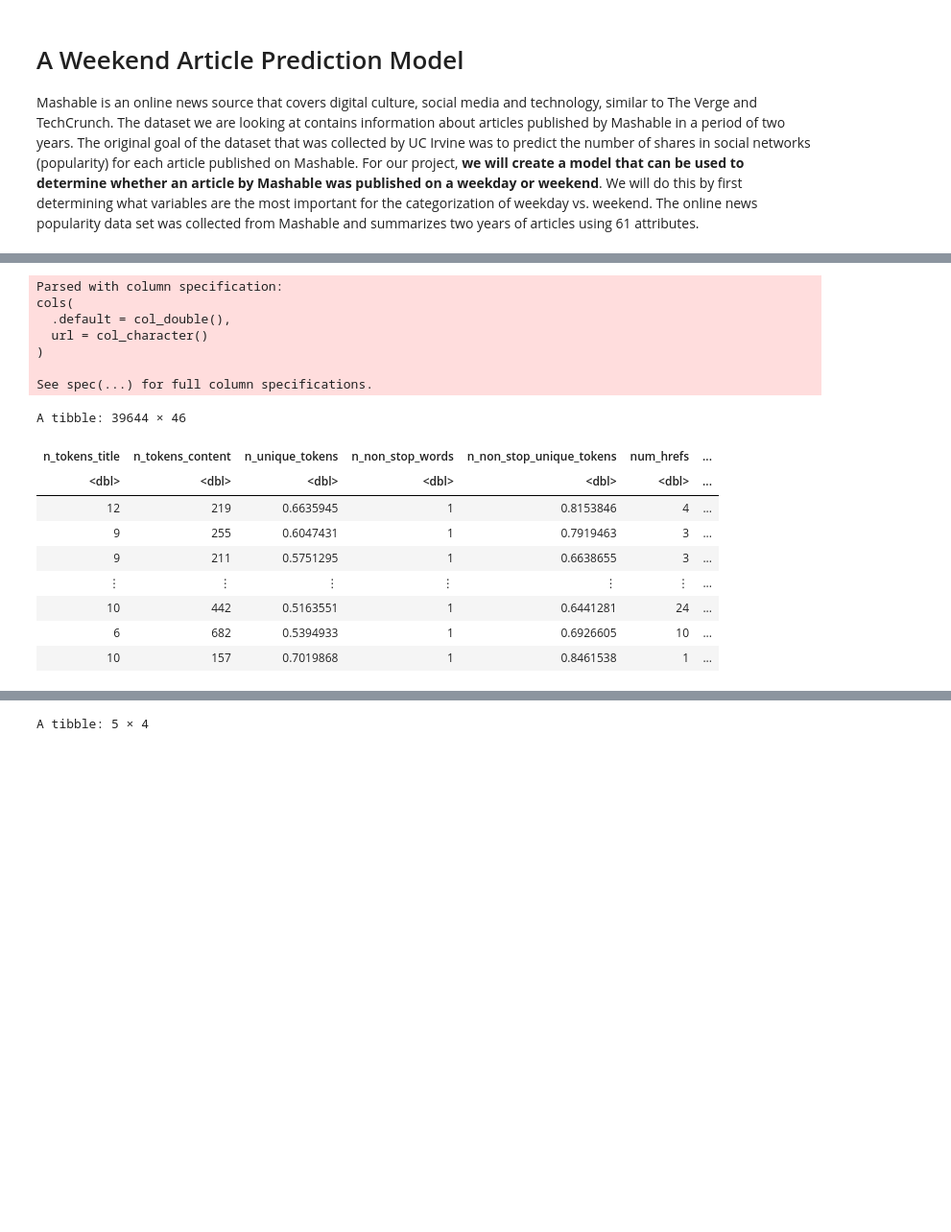
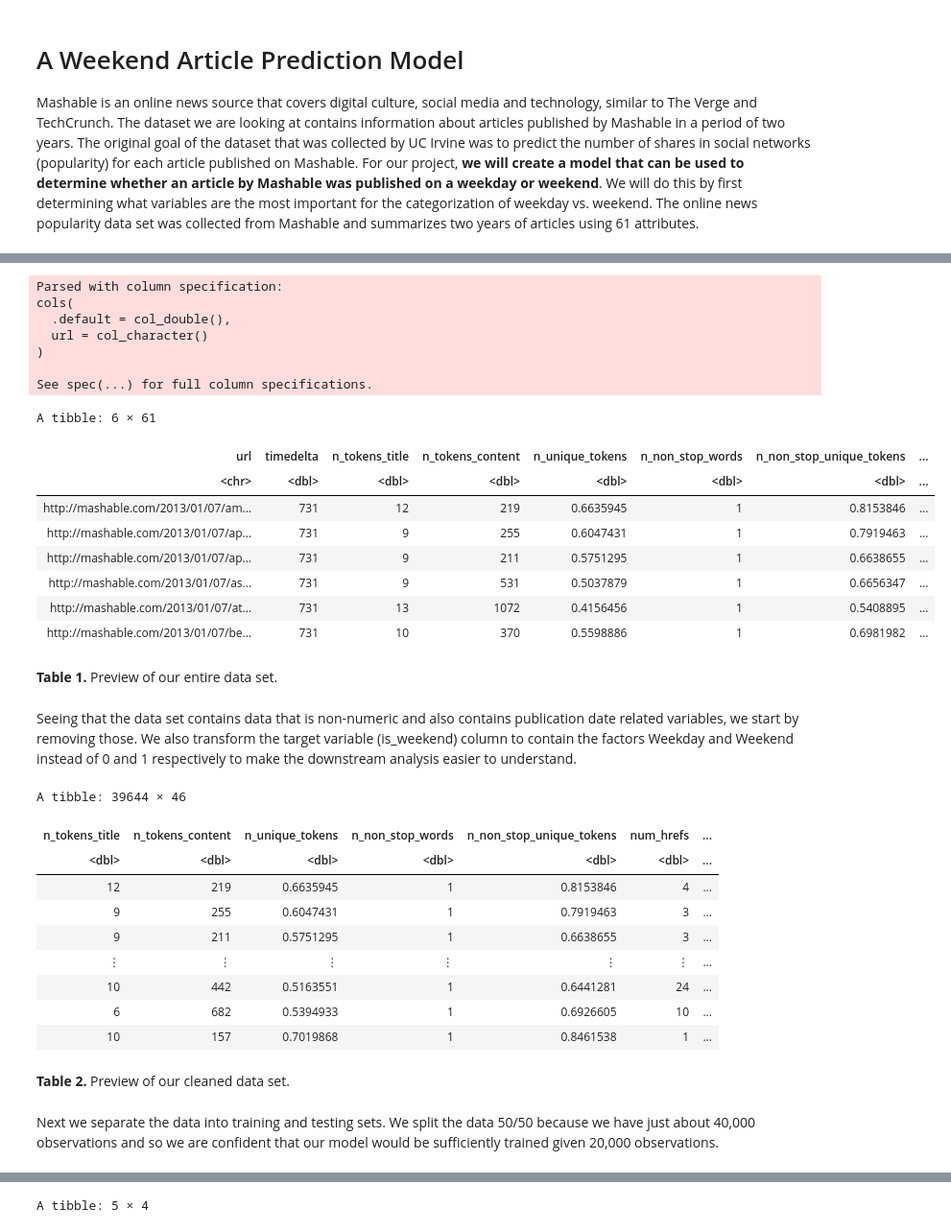
Before and after one commit to jonathho/DSCI100-Project, a Jupyter notebook: Report.ipynb, the cells around one changed output, grey strips where cells are left out. Shown at 96% size. Saved outputs shown, nothing was run; the diff lists cells and outputs as text; code cells hidden in the pictures; blank space fills up the shorter version.

```diff
--- a/Report.ipynb
+++ b/Report.ipynb
@@ -27,29 +13,46 @@ Mashable is an online news source that covers digital culture, social media and
+# %%
+options(repr.matrix.max.rows = 6)
+news_data <- read_csv("https://docs.google.com/spreadsheets/d/e/2PACX-1vQqn7Dsf5KqcPHqcwKBwVpLiEczGNRusJeqmw_xhNsheA8anlCokXI7jDfOGfGKwjIENuB7ngwYsAiQ/pub?gid=1905386087&single=true&output=csv")
+head(news_data)
+# %% [output]
+Parsed with column specification:
+cols(
+  .default = col_double(),
+  url = col_character()
+)
+
+See spec(...) for full column specifications.
+A tibble: 6 × 61
+| url | timedelta | n_tokens_title | n_tokens_content | n_unique_tokens | n_non_stop_words | n_non_stop_unique_tokens | ... |
+| <chr> | <dbl> | <dbl> | <dbl> | <dbl> | <dbl> | <dbl> | ... |
+| http://mashable.com/2013/01/07/am... | 731 | 12 | 219 | 0.6635945 | 1 | 0.8153846 | ... |
+| http://mashable.com/2013/01/07/ap... | 731 | 9 | 255 | 0.6047431 | 1 | 0.7919463 | ... |
+| http://mashable.com/2013/01/07/ap... | 731 | 9 | 211 | 0.5751295 | 1 | 0.6638655 | ... |
+| http://mashable.com/2013/01/07/as... | 731 | 9 | 531 | 0.5037879 | 1 | 0.6656347 | ... |
+| http://mashable.com/2013/01/07/at... | 731 | 13 | 1072 | 0.4156456 | 1 | 0.5408895 | ... |
+| http://mashable.com/2013/01/07/be... | 731 | 10 | 370 | 0.5598886 | 1 | 0.6981982 | ... |
+# %% [markdown]
+**Table 1.** Preview of our entire data set.
+# %% [markdown]
+Seeing that the data set contains data that is non-numeric and also contains publication date related variables, we start by removing those. We also transform the target variable (is_weekend) column to contain the factors Weekday and Weekend instead of 0 and 1 respectively to make the downstream analysis easier to understand.
 # %%
-options(repr.matrix.max.rows = 6)
 # Here we load and clean the dataset.
 # We remove all non-numeric and publication date related variables.
-news_data <- read_csv("https://docs.google.com/spreadsheets/d/e/2PACX-1vQqn7Dsf5KqcPHqcwKBwVpLiEczGNRusJeqmw_xhNsheA8anlCokXI7jDfOGfGKwjIENuB7ngwYsAiQ/pub?gid=1905386087&single=true&output=csv") %>%
+news_data_clean <- news_data %>%
     filter(!is.na(is_weekend)) %>%
     select(-c(weekday_is_monday, weekday_is_tuesday, weekday_is_wednesday, weekday_is_thursday, weekday_is_friday, weekday_is_saturday, weekday_is_sunday)) %>%
     select(-c(data_channel_is_lifestyle, data_channel_is_entertainment, data_channel_is_bus, data_channel_is_socmed, data_channel_is_tech, data_channel_is_world)) %>%
     select(-c(url, timedelta))
 
 # We also transform the is_weekend column to contain the factors Weekday and Weekend instead of 0 and 1 respectively.
-news_data$is_weekend <- as.character(news_data$is_weekend)
-news_data$is_weekend[news_data$is_weekend == "0"] <- "Weekday"
-news_data$is_weekend[news_data$is_weekend == "1"] <- "Weekend"
-news_data$is_weekend <- as.factor(news_data$is_weekend)
+news_data_clean$is_weekend <- as.character(news_data_clean$is_weekend)
+news_data_clean$is_weekend[news_data_clean$is_weekend == "0"] <- "Weekday"
+news_data_clean$is_weekend[news_data_clean$is_weekend == "1"] <- "Weekend"
+news_data_clean$is_weekend <- as.factor(news_data_clean$is_weekend)
 
-news_data
+news_data_clean
 # %% [output]
-Parsed with column specification:
-cols(
-  .default = col_double(),
-  url = col_character()
-)
-
-See spec(...) for full column specifications.
+A tibble: 39644 × 46
-A tibble: 39644 × 46
 | n_tokens_title | n_tokens_content | n_unique_tokens | n_non_stop_words | n_non_stop_unique_tokens | num_hrefs | ... |
 | <dbl> | <dbl> | <dbl> | <dbl> | <dbl> | <dbl> | ... |
 | 12 | 219 | 0.6635945 | 1 | 0.8153846 | 4 | ... |
@@ -59,6 +62,10 @@ A tibble: 39644 × 46
 | 10 | 442 | 0.5163551 | 1 | 0.6441281 | 24 | ... |
 | 6 | 682 | 0.5394933 | 1 | 0.6926605 | 10 | ... |
 | 10 | 157 | 0.7019868 | 1 | 0.8461538 | 1 | ... |
+# %% [markdown]
+**Table 2.** Preview of our cleaned data set.
+# %% [markdown]
+Next we separate the data into training and testing sets. We split the data 50/50 because we have just about 40,000 observations and so we are confident that our model would be sufficiently trained given 20,000 observations.
 # %%
 # Here we separate the data into a training and testing set.
 set.seed(1)
```
Also changed, not shown: parts of 28 cells of this notebook.
